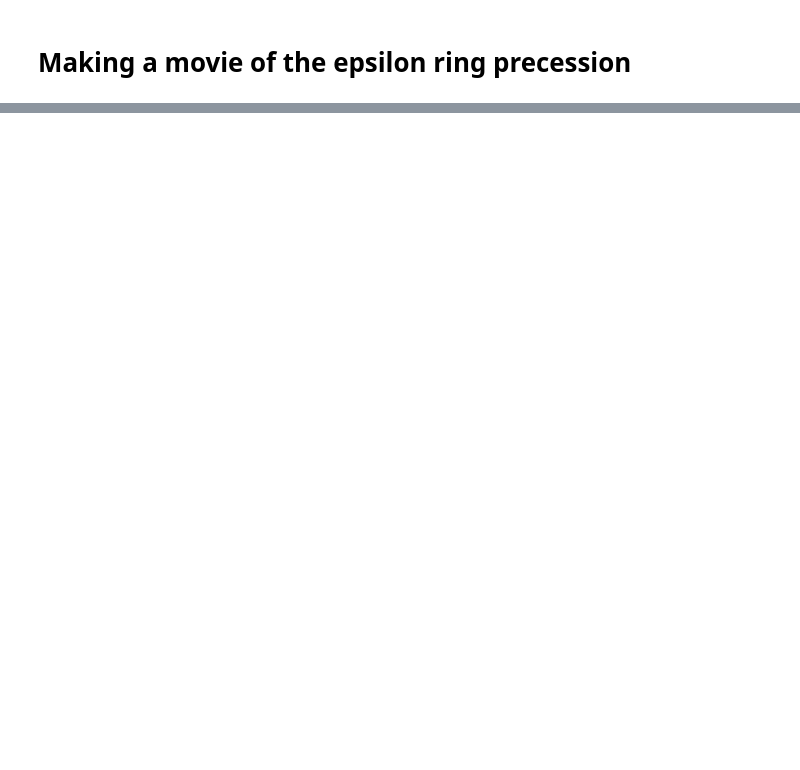
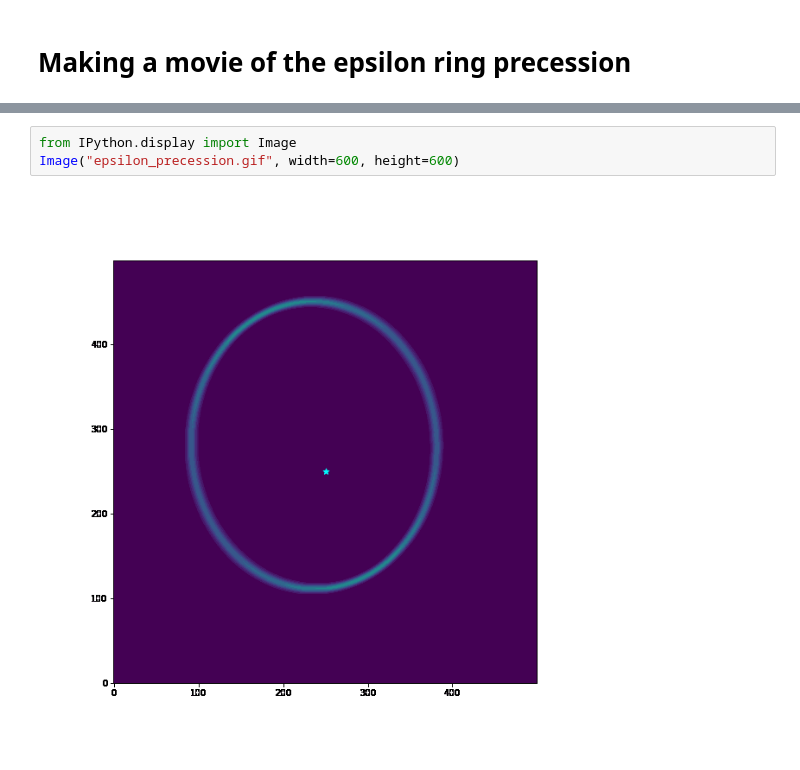
Before and after one commit to emolter/pylanetary, a Jupyter notebook: pylanetary/rings/ring-system-modeling-tutorial.ipynb, the cells around one changed output, grey strips where cells are left out. Saved outputs shown, nothing was run; the diff lists cells and outputs as text; blank space fills up the shorter version.

```diff
--- a/pylanetary/rings/ring-system-modeling-tutorial.ipynb
+++ b/pylanetary/rings/ring-system-modeling-tutorial.ipynb
@@ -164,0 +308,5 @@ SyntaxError: invalid syntax (3876977062.py, line 6)
+# %%
+from IPython.display import Image
+Image("epsilon_precession.gif", width=600, height=600)
+# %% [output]
+[figure, added]
```
Also changed, not shown: parts of 12 cells of this notebook, 3 other files.
